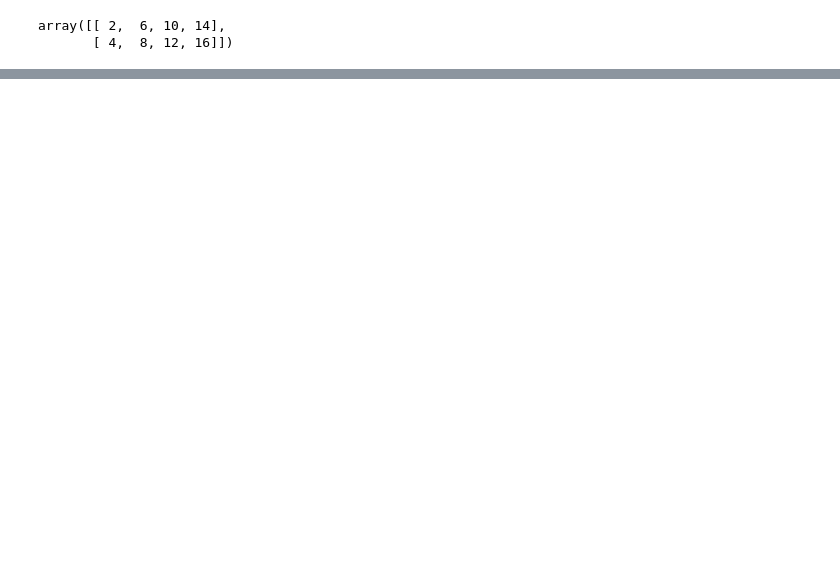
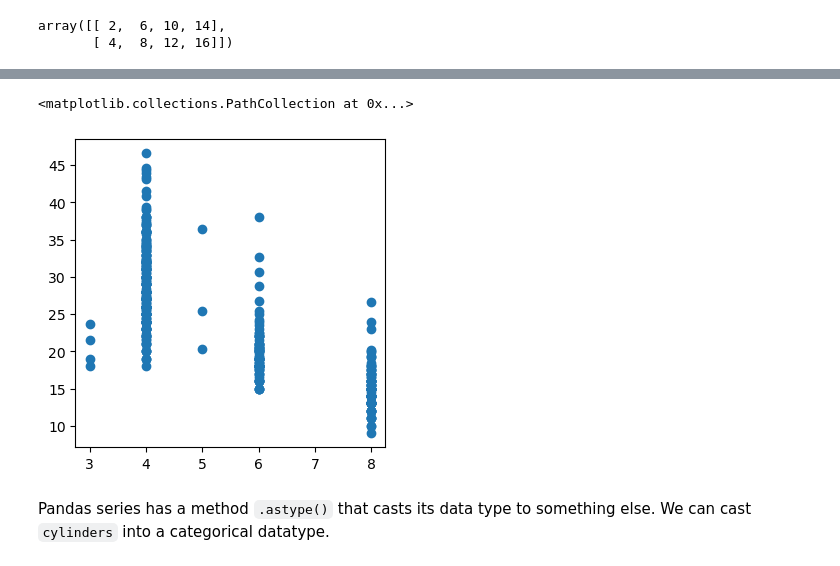
Before and after one commit to thewchan/intro-to-stats-learning, a Jupyter notebook: ch2/python-lab.ipynb, the cells around one changed output, grey strips where cells are left out. Saved outputs shown, nothing was run; the diff lists cells and outputs as text; code cells hidden in the pictures; blank space fills up the shorter version.

```diff
--- a/ch2/python-lab.ipynb
+++ b/ch2/python-lab.ipynb
@@ -463,0 +602,4 @@ array([[ 2,  6, 10, 14],
+# %%
+cylinders = auto["cylinders"]
+mpg = auto["mpg"]
+cylinders
@@ -463,0 +619,8 @@ array([[ 2,  6, 10, 14],
+# %%
+fig, ax = plt.subplots(figsize=(4, 4))
+ax.scatter(cylinders, mpg)
+# %% [output]
+<matplotlib.collections.PathCollection at 0x...>
+[figure, added]
+# %% [markdown]
+Pandas series has a method `.astype()` that casts its data type to something else. We can cast `cylinders` into a categorical datatype.
```
Also changed, not shown: parts of 71 cells of this notebook, 8 other files.
